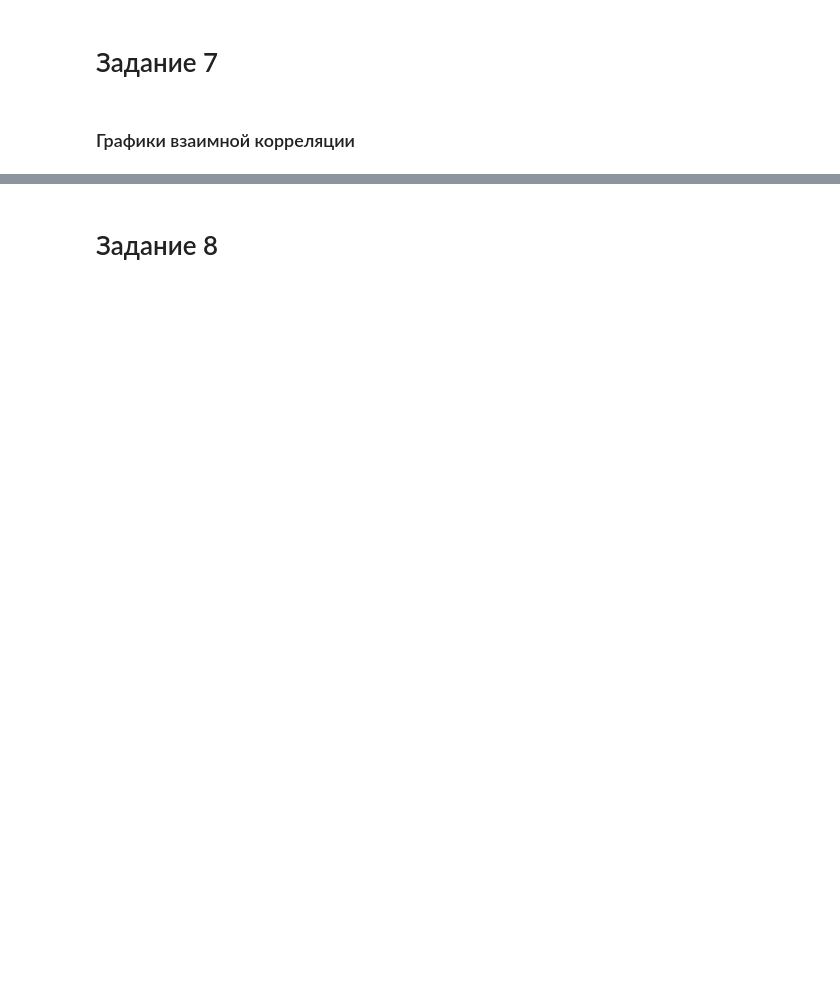
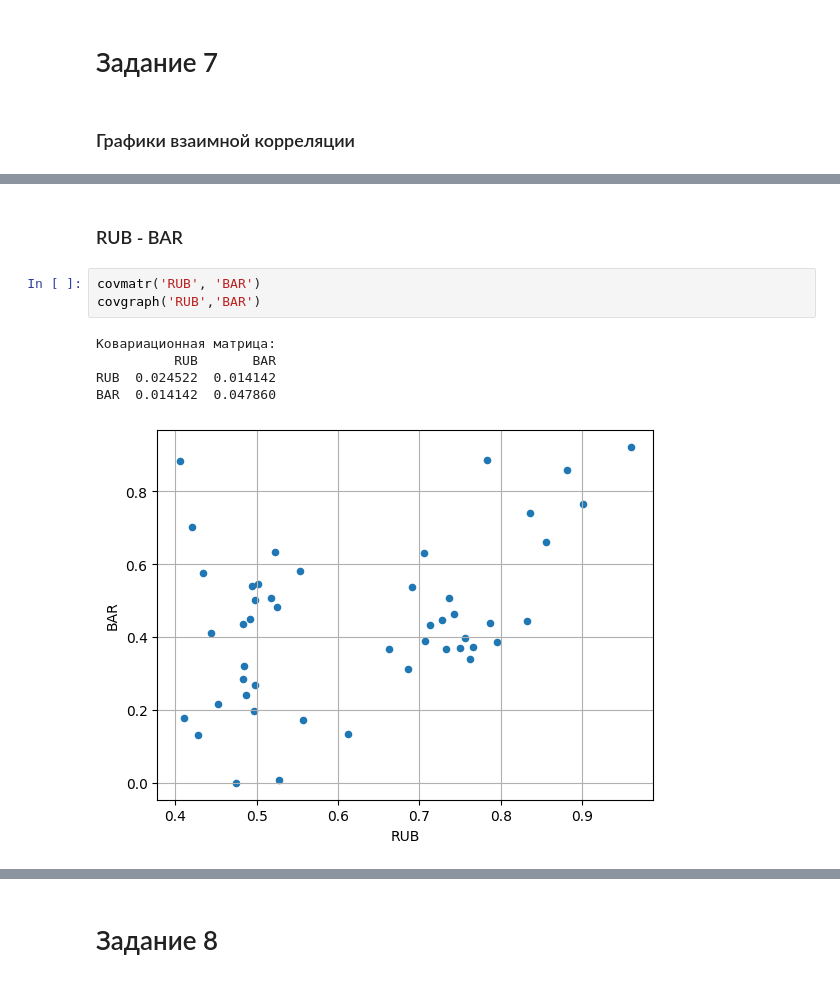
Before and after one commit to ForwardMoth/stdb_lab, a Jupyter notebook: lab3/lab3.ipynb, the cells around one changed output, grey strips where cells are left out. Drawn from its saved outputs; the diff is of its cells as text; blank space fills up the shorter version.

```diff
--- a/lab3/lab3.ipynb
+++ b/lab3/lab3.ipynb
@@ -371,0 +365,11 @@ plt.show()
+# %% [markdown]
+### RUB - BAR
+# %%
+covmatr('RUB', 'BAR')
+covgraph('RUB','BAR')
+# %% [output]
+Ковариационная матрица:
+          RUB       BAR
+RUB  0.024522  0.014142
+BAR  0.014142  0.047860
+[figure, added]
```
Also changed, not shown: parts of 54 cells of this notebook.
